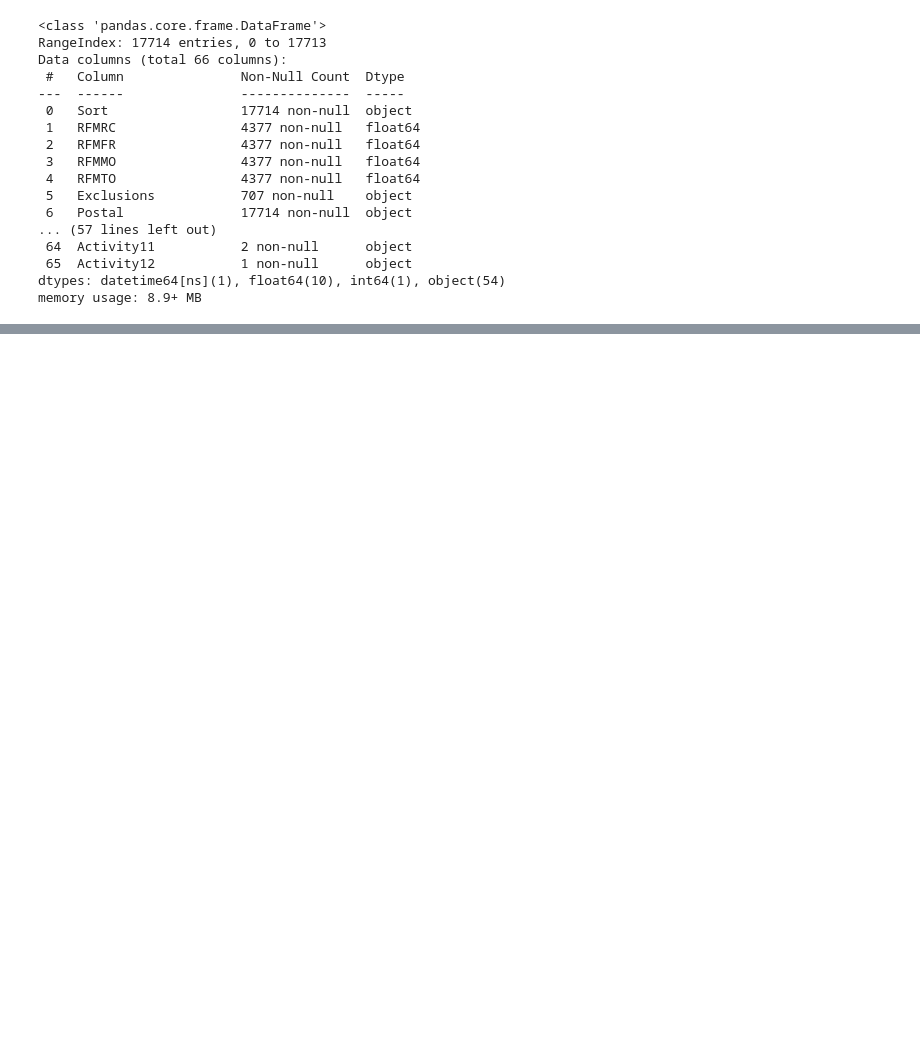
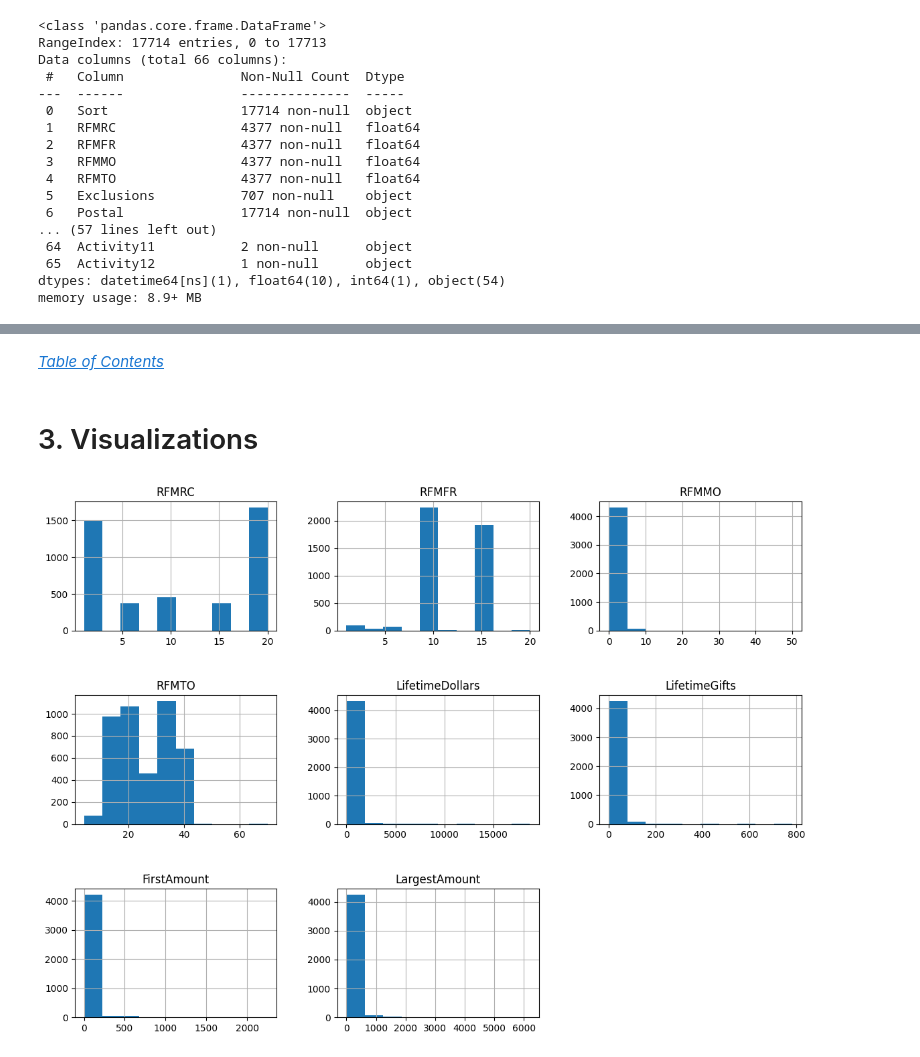
Before and after one commit to brianvansteen/cocurricularClassification, a Jupyter notebook: cocurricularClassification.ipynb, the cells around one changed output, grey strips where cells are left out. Cells and saved outputs as stored; diff of their text form; code cells hidden in the pictures; blank space fills up the shorter version.

```diff
--- a/cocurricularClassification.ipynb
+++ b/cocurricularClassification.ipynb
@@ -144,0 +225,6 @@ memory usage: 8.9+ MB
+# %%
+# reset date-type columns using just the 'year' data from the existing datatime dtype columns, and set all as objects
+studentDataset['StartYear'] = studentDataset['StartYear'].astype(object)
+studentDataset['Graduation'] = studentDataset['Graduation'].dt.strftime('%Y')
+studentDataset['FirstYear'] = studentDataset['FirstYear'].astype(object)
+studentDataset['LargestYear'] = studentDataset['LargestYear'].astype(object)
@@ -144,0 +249,11 @@ memory usage: 8.9+ MB
+# %% [markdown]
+_[Table of Contents](#toc)_
+# %% [markdown]
+<a id='visuals'></a>
+# 3. Visualizations
+# %%
+studentDataset.hist(figsize = (14, 10))
+plt.subplots_adjust(hspace=0.5)
+plt.show()
+# %% [output]
+[figure, added]
```
Also changed, not shown: parts of 23 cells of this notebook.
